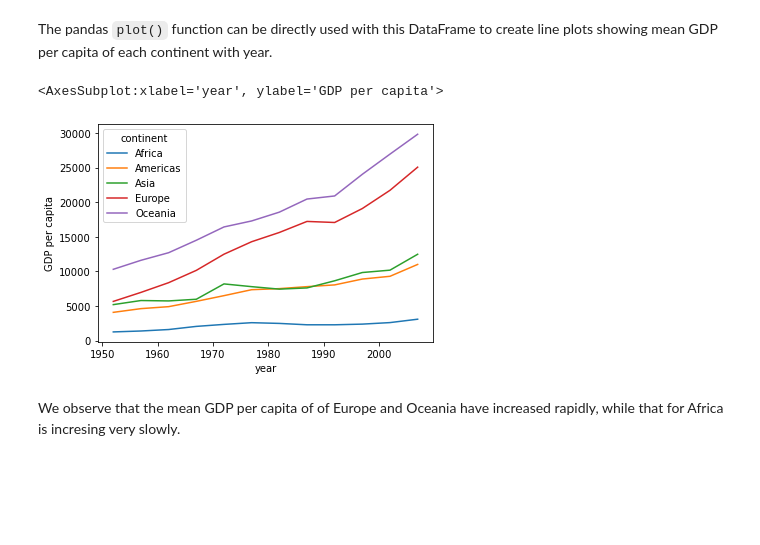
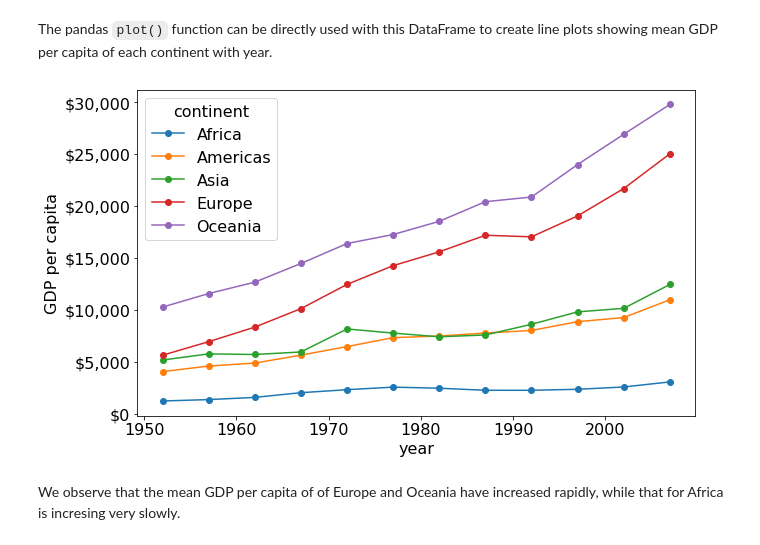
Before and after one commit to NUstat/DataScience_Intro_python, a Jupyter notebook: Data visualization.ipynb, the cells around one changed output. Saved outputs shown, nothing was run; the diff lists cells and outputs as text; code cells hidden in the pictures; blank space fills up the shorter version.

Commit message:
marker

```diff
--- a/Data visualization.ipynb
+++ b/Data visualization.ipynb
@@ -304,10 +313,10 @@ We have reshaped the data to obtain the mean GDP per capita of each continent fo
 # %% [markdown]
 The pandas `plot()` function can be directly used with this DataFrame to create line plots showing mean GDP per capita of each continent with year.
 # %%
-mean_gdp_per_capita.plot(ylabel = 'GDP per capita')
+ax = mean_gdp_per_capita.plot(ylabel = 'GDP per capita',figsize = (10,6),marker='o')
+ax.yaxis.set_major_formatter('${x:,.0f}')
 # %% [output]
-<AxesSubplot:xlabel='year', ylabel='GDP per capita'>
-[figure, old version]
+[figure, new version]
 # %% [markdown]
 We observe that the mean GDP per capita of of Europe and Oceania have increased rapidly, while that for Africa is incresing very slowly.
 # %% [markdown]
```
Also changed, not shown: parts of 15 cells of this notebook.
